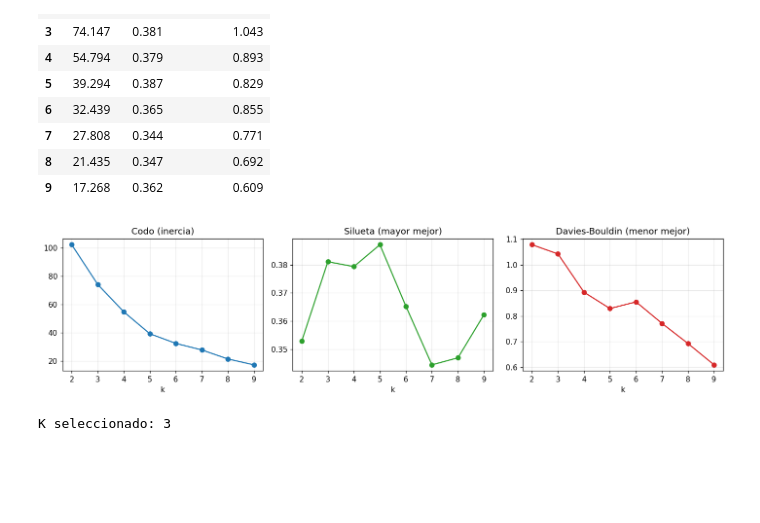
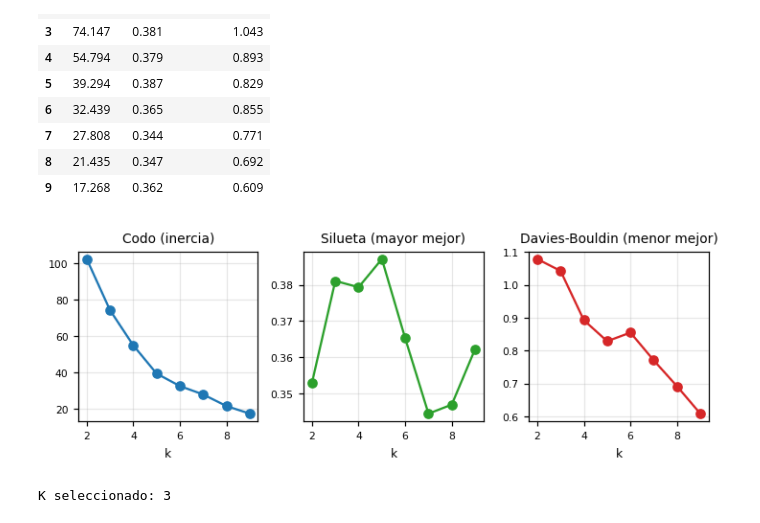
Before and after one commit to Edmh1/dengue-surveillance-magdalena, a Jupyter notebook: notebooks/04_dengue_clustering.ipynb, the cells around one changed output. Cells and saved outputs as stored; diff of their text form; code cells hidden in the pictures; blank space fills up the shorter version.

```diff
--- a/notebooks/04_dengue_clustering.ipynb
+++ b/notebooks/04_dengue_clustering.ipynb
@@ -37,6 +37,18 @@ START_DATE = "2007-01-01"
 END_DATE = "2024-12-31"
 plt.rcParams["figure.dpi"] = 110
 
+DIR_FIGURAS = ROOT / "outputs" / "figures" / "clustering"
+DIR_FIGURAS.mkdir(parents=True, exist_ok=True)
+
+import matplotlib as mpl
+
+# Figuras para el documento tecnico: 6,5 pulgadas de ancho (pagina de Word) y 300 dpi.
+ANCHO_FIGURA = 6.5
+mpl.rcParams.update({
+    "savefig.dpi": 300, "font.size": 8, "axes.titlesize": 9, "axes.labelsize": 8,
+    "xtick.labelsize": 7, "ytick.labelsize": 7, "legend.fontsize": 7, "figure.titlesize": 10,
+})
+
 def norm(s):
     return unicodedata.normalize("NFKD", str(s)).encode("ascii", "ignore").decode().upper().strip()
 
@@ -322,7 +334,7 @@ Correlacion entre los descriptores climaticos y sociodemograficos. Sirve para ve
 feats = ["t_media", "amplitud", "log_precip", "humedad",
          "agua_potable", "aguas_residuales", "deficit_vivienda"]
 
-fig, axes = plt.subplots(2, 5, figsize=(16, 6))
+fig, axes = plt.subplots(2, 5, figsize=(6.5, 2.44))
 for ax, f in zip(axes.flat, feats):
     sns.histplot(perfil[f], kde=True, ax=ax, color="#4c72b0")
     ax.set_title(f, fontsize=9)
@@ -331,5 +343,7 @@ for ax, f in zip(axes.flat, feats):
 for ax in axes.flat[len(feats):]:
     ax.set_axis_off()
 fig.suptitle("Distribucion de cada variable")
-plt.tight_layout(); plt.show()
+plt.tight_layout()
+fig.savefig(DIR_FIGURAS / "distribucion_variables.png", dpi=300, bbox_inches="tight")
+plt.show()
 # %% [output]
@@ -337,7 +351,7 @@ plt.tight_layout(); plt.show()
 # %%
 corr = perfil[feats].corr("spearman")
 
-fig, ax = plt.subplots(figsize=(8, 8))
+fig, ax = plt.subplots(figsize=(6.5, 6.5))
 im = ax.imshow(corr, cmap="RdBu_r", vmin=-1, vmax=1)
 ax.set_xticks(range(len(feats))); ax.set_xticklabels(feats, rotation=45, ha="right")
 ax.set_yticks(range(len(feats))); ax.set_yticklabels(feats)
@@ -346,5 +360,7 @@ for i in range(len(feats)):
         ax.text(j, i, f"{corr.iloc[i, j]:.2f}", ha="center", va="center", fontsize=9)
 fig.colorbar(im, fraction=0.046, pad=0.04)
 ax.set_title("Correlacion de descriptores climáticos y sociodemográficos")
-plt.tight_layout(); plt.show()
+plt.tight_layout()
+fig.savefig(DIR_FIGURAS / "correlacion_descriptores.png", dpi=300, bbox_inches="tight")
+plt.show()
 # %% [output]
@@ -490,7 +506,7 @@ Incidencia de dengue (suplementaria) vs componentes [Spearman]:
 # %%
 
 
-fig, axes = plt.subplots(1, 2, figsize=(11, 4.6))
+fig, axes = plt.subplots(1, 2, figsize=(6.5, 2.72))
 
 # 1) SCREE: cuanta varianza aporta cada componente, con los 3 criterios de retencion
 ax = axes[0]
@@ -545,13 +561,15 @@ for i in range(loadings.shape[0]):
 fig.colorbar(im, ax=ax, fraction=0.046, pad=0.04)
 ax.set_title("Loadings: peso de cada variable por eje")
 
-plt.tight_layout(); plt.show()
+plt.tight_layout()
+fig.savefig(DIR_FIGURAS / "pca_scree_loadings.png", dpi=300, bbox_inches="tight")
+plt.show()
 
 
 pcs = [f"pc{i+1}" for i in range(N_COMP)]
 n = len(pcs)
 
-fig, axes = plt.subplots(n, n, figsize=(3 * n, 3 * n))
+fig, axes = plt.subplots(n, n, figsize=(ANCHO_FIGURA, ANCHO_FIGURA))
 inc = perfil["incidencia"]
 
 for i in range(n):
@@ -576,5 +594,6 @@ fig.suptitle("Todos los pares de componentes (color = incidencia de dengue)",
 plt.tight_layout(rect=[0, 0, 0.93, 1])
 cbar_ax = fig.add_axes((0.94, 0.15, 0.015, 0.7))
 fig.colorbar(sc, cax=cbar_ax, label="incidencia")
+fig.savefig(DIR_FIGURAS / "pca_pares_componentes.png", dpi=300, bbox_inches="tight")
 plt.show()
 # %% [output]
@@ -612,15 +631,17 @@ barrido.round(3)
 | 8 | 21.435 | 0.347 | 0.692 |
 | 9 | 17.268 | 0.362 | 0.609 |
 # %%
-fig, axes = plt.subplots(1, 3, figsize=(13, 3.4))
+fig, axes = plt.subplots(1, 3, figsize=(6.5, 2.4))
 axes[0].plot(barrido.index, barrido["inercia"], "o-"); axes[0].set_title("Codo (inercia)")
 axes[1].plot(barrido.index, barrido["silueta"], "o-", color="#2ca02c"); axes[1].set_title("Silueta (mayor mejor)")
 axes[2].plot(barrido.index, barrido["davies_bouldin"], "o-", color="#d62728"); axes[2].set_title("Davies-Bouldin (menor mejor)")
 for ax in axes:
     ax.set_xlabel("k"); ax.grid(alpha=0.3)
-plt.tight_layout(); plt.show()
+plt.tight_layout()
+fig.savefig(DIR_FIGURAS / "kmeans_barrido_k.png", dpi=300, bbox_inches="tight")
+plt.show()
 # %% [output]
-[figure, old version]
+[figure, new version]
 # %%
 K = 3
 print("K seleccionado:", K)
```
Also changed, not shown: parts of 5 cells of this notebook, 18 other files.
